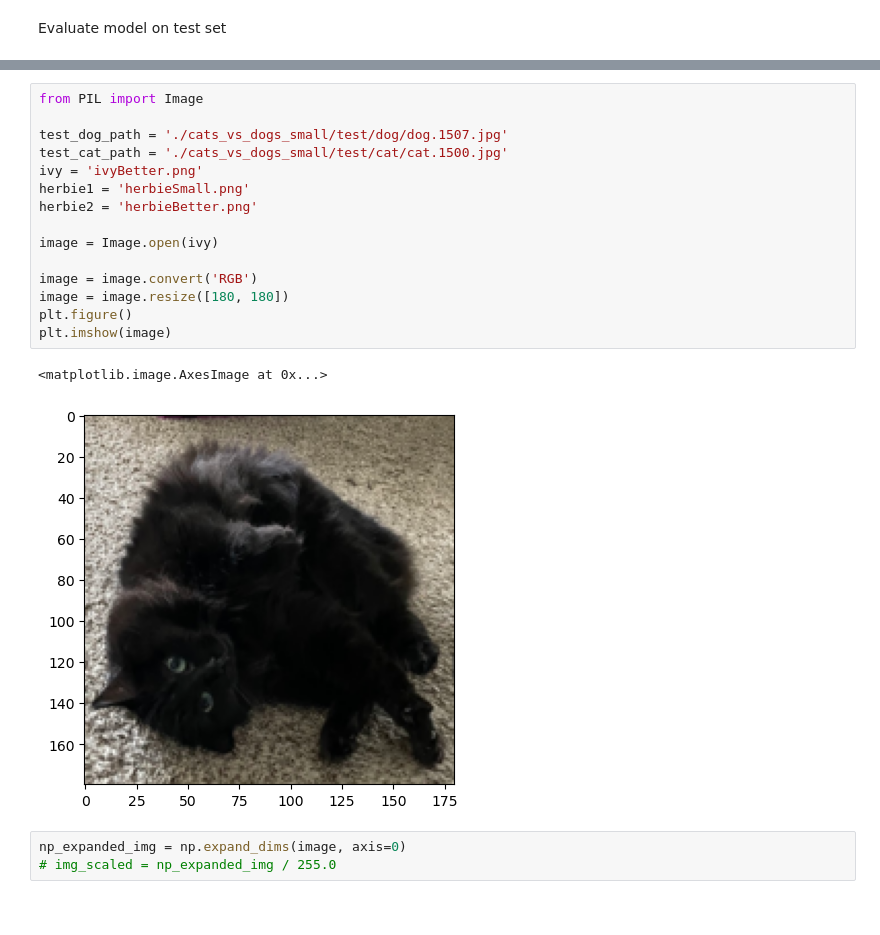
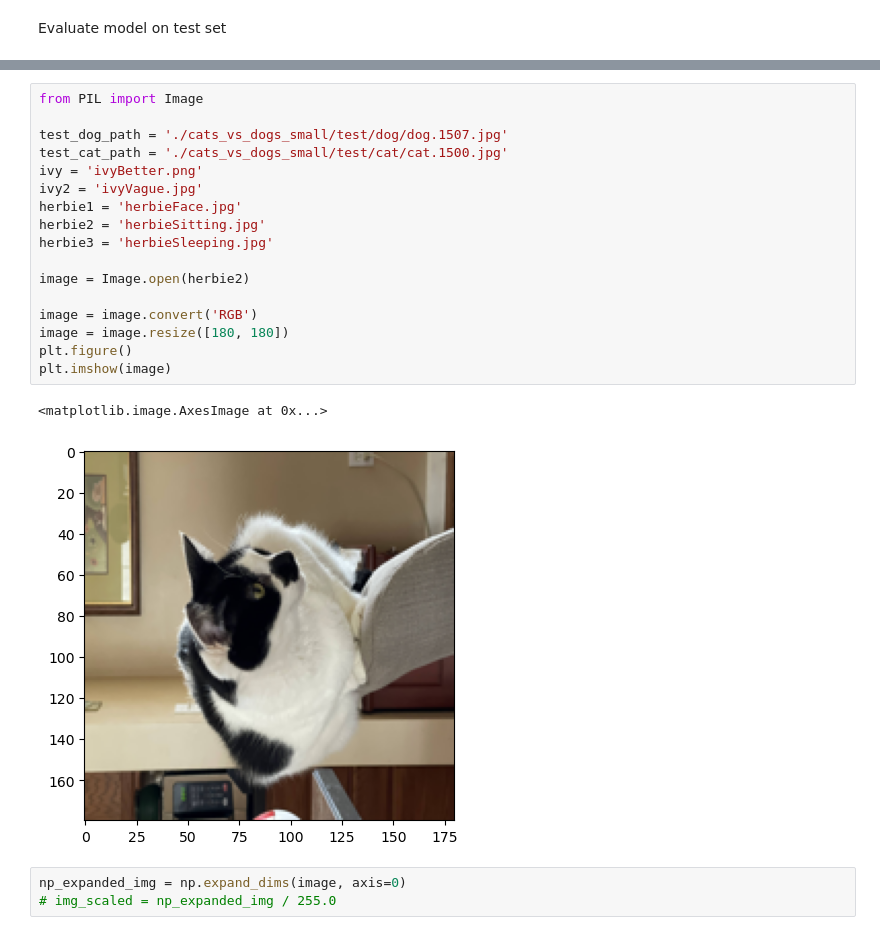
Before and after one commit to seankwon123/cats-dogs, a Jupyter notebook: cats-dogs-classifier-vgg16.ipynb, the cells around one changed output, grey strips where cells are left out. Saved outputs shown, nothing was run; the diff lists cells and outputs as text.

```diff
--- a/cats-dogs-classifier-vgg16.ipynb
+++ b/cats-dogs-classifier-vgg16.ipynb
@@ -225,21 +224,23 @@ Test accuracy: 0.975
 # %%
 from PIL import Image
 
 test_dog_path = './cats_vs_dogs_small/test/dog/dog.1507.jpg'
 test_cat_path = './cats_vs_dogs_small/test/cat/cat.1500.jpg'
 ivy = 'ivyBetter.png'
-herbie1 = 'herbieSmall.png'
-herbie2 = 'herbieBetter.png'
+ivy2 = 'ivyVague.jpg'
+herbie1 = 'herbieFace.jpg'
+herbie2 = 'herbieSitting.jpg'
+herbie3 = 'herbieSleeping.jpg'
 
-image = Image.open(ivy)
+image = Image.open(herbie2)
 
 image = image.convert('RGB')
 image = image.resize([180, 180])
 plt.figure()
 plt.imshow(image)
 # %% [output]
 <matplotlib.image.AxesImage at 0x...>
-[figure, old version]
+[figure, new version]
 # %%
 np_expanded_img = np.expand_dims(image, axis=0)
 # img_scaled = np_expanded_img / 255.0
```
Also changed, not shown: parts of 5 cells of this notebook, 2 other files.
